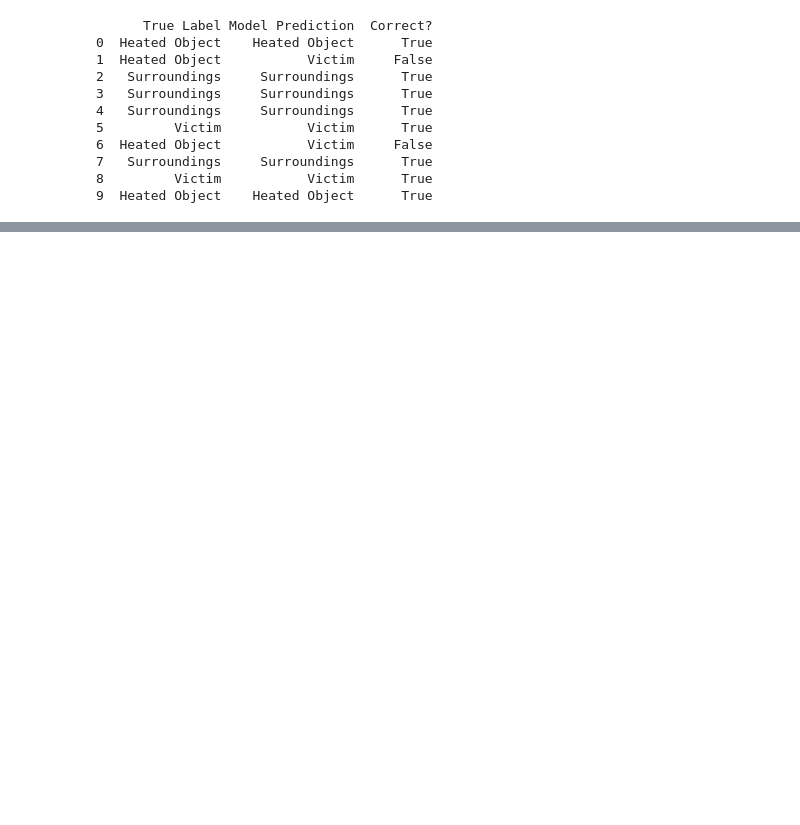
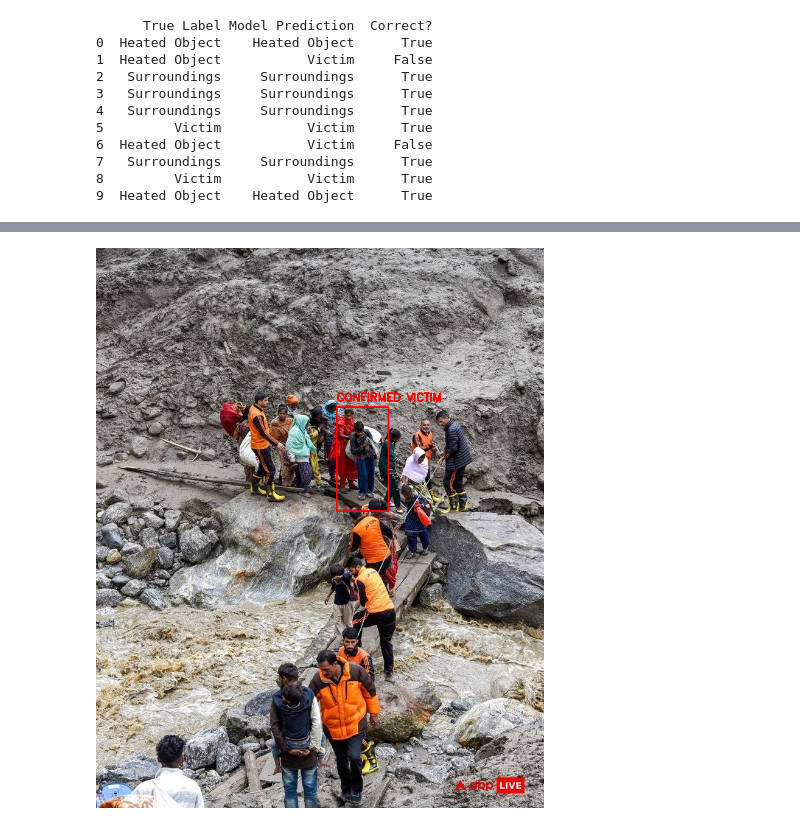
Before and after one commit to itzsudipta/AI-powered-TOF-Drone-System, a Jupyter notebook: main.ipynb, the cells around one changed output, grey strips where cells are left out. Saved outputs shown, nothing was run; the diff lists cells and outputs as text; code cells hidden in the pictures; blank space fills up the shorter version.

Commit message:
added opencv for detection victims & first victim detected and modification needed

```diff
--- a/main.ipynb
+++ b/main.ipynb
@@ -106,10 +94,11 @@ with open (file_path,mode ="r" , newline='') as file :
 # %%
-# Drop rows where the amplitude (signal strength) is too low
-# Adjust the threshold (e.g., 20) based on your specific sensor's specs
+import pandas as pd
+df = pd.read_csv("/content/fused_sensor_training_data.csv")
+
 df_clean = df[df['ToF_Amplitude'] > 20].copy()
 
 # Handle any missing values (NaNs)
 df_clean = df_clean.dropna()
 
-print(f"Original rows: {len(df)}, Cleaned rows: {len(df_clean)}")
+print(f"Original rows: {len(df)}, Cleaned row: {len(df_clean)}")
 # %% [output]
@@ -151,6 +111,7 @@ from sklearn.model_selection import train_test_split
 from sklearn.ensemble import RandomForestClassifier
 from sklearn.metrics import accuracy_score, classification_report
 import warnings
+import pickle
 warnings.filterwarnings("ignore")
 
 # Load your dataset
@@ -190,6 +151,10 @@ sample_dict = sample.iloc[2].to_dict()
 print(f"Sample Reading: {sample_dict}")
 print(f"Predicted Label: {prediction[2]}")
 print(f"Predicted Victim: {'Present' if prediction[2] == 'Victim' else 'Not Present'}")
+
+with open('my_trained_tof_model.pkl', 'wb') as f:
+    pickle.dump(rf_classifier, f)
+    print("Model is successfully converted in .pkl")
 # %% [output]
 Accuracy: 0.93
 
@@ -242,3 +217,85 @@ print(comparison_df)
 7   Surroundings     Surroundings      True
 8         Victim           Victim      True
 9  Heated Object    Heated Object      True
+# %%
+import cv2
+import pickle
+import pandas as pd
+import joblib
+from google.colab.patches import cv2_imshow # Used to load your pre-trained Random Forest model
+
+# ==========================================
+# STEP 1: LOAD YOUR PRE-TRAINED AI & DATA
+# ==========================================
+print("1. Loading systems...")
+
+# Load the Random Forest model we trained earlier
+# (Assuming you saved it. If not, you'd train it here first)
+rf_model = joblib.load('my_trained_tof_model.pkl')
+
+# Load the CSV data for the current frame
+sensor_data = pd.read_csv('/content/fused_sensor_training_data.csv')
+
+# Load the visual image for the current frame
+image = cv2.imread('/content/3rd pic.jpg')
+
+# ==========================================
+# STEP 2: RUN OPENCV (THE SPOTTER)
+# ==========================================
+print("2. Scanning image for human shapes...")
+hog = cv2.HOGDescriptor()
+hog.setSVMDetector(cv2.HOGDescriptor_getDefaultPeopleDetector())
+
+
+# Detect shapes (x, y, width, height)
+boxes, weights = hog.detectMultiScale(
+    image,
+    winStride=(4, 4),
+    padding=(4, 4),
+    scale=1.02 ,
+    hitThreshold=0.0)
+
+# ==========================================
+# STEP 3: VERIFY WITH TOF/THERMAL (THE VERIFIER)
+# ==========================================
+if len(boxes) > 0:
+    for (x, y, w, h) in boxes:
+        print(f"\nPotential victim found at X:{x}, Y:{y}. Verifying sensors...")
+
+        # Isolate the CSV data that falls strictly INSIDE this OpenCV bounding box
+        box_data = sensor_data[
+            (sensor_data['Pixel_X'] >= x) & (sensor_data['Pixel_X'] <= x + w) &
+            (sensor_data['Pixel_Y'] >= y) & (sensor_data['Pixel_Y'] <= y + h)
+        ]
+
+        # If we have sensor data for this area, ask the Random Forest to verify
+        if not box_data.empty:
+            features = box_data[['Pixel_X', 'Pixel_Y', 'Depth_mm', 'ToF_Amplitude']]
+
+
+            predictions = rf_model.predict(features)
+
+            # Example Logic: If the majority of pixels inside this box are classified
+            # as 'Human' by the thermal/depth model, it's a confirmed victim!
+            human_pixel_count = (predictions == 'Victim').sum()
+
+            # Mocking the verification for this example:
+            human_pixel_count = len(box_data) # Assuming all pixels matched for the example
+
+            if human_pixel_count > 10:
+                print("VERIFIED: Thermal and Depth signatures match a human!")
+                # Draw a RED box for a confirmed, physically verified victim
+                cv2.rectangle(image, (x, y), (x + w, y + h), (0, 0, 255), 2)
+                cv2.putText(image, 'CONFIRMED VICTIM', (x, y - 10), cv2.FONT_HERSHEY_SIMPLEX, 0.6, (0, 0, 255), 2)
+            else:
+                print("REJECTED: Shape detected, but thermal/depth says it is not human.")
+else:
+    print("No shapes detected.")
+
+# ==========================================
+# STEP 4: DISPLAY THE FINAL RESULT
+# ==========================================
+cv2_imshow(image)
+cv2.waitKey(0)
+cv2.destroyAllWindows()
+# %% [output]
@@ -244,0 +307 @@ print(comparison_df)
+[figure, added]
```
Also changed, not shown: parts of 13 cells of this notebook.
